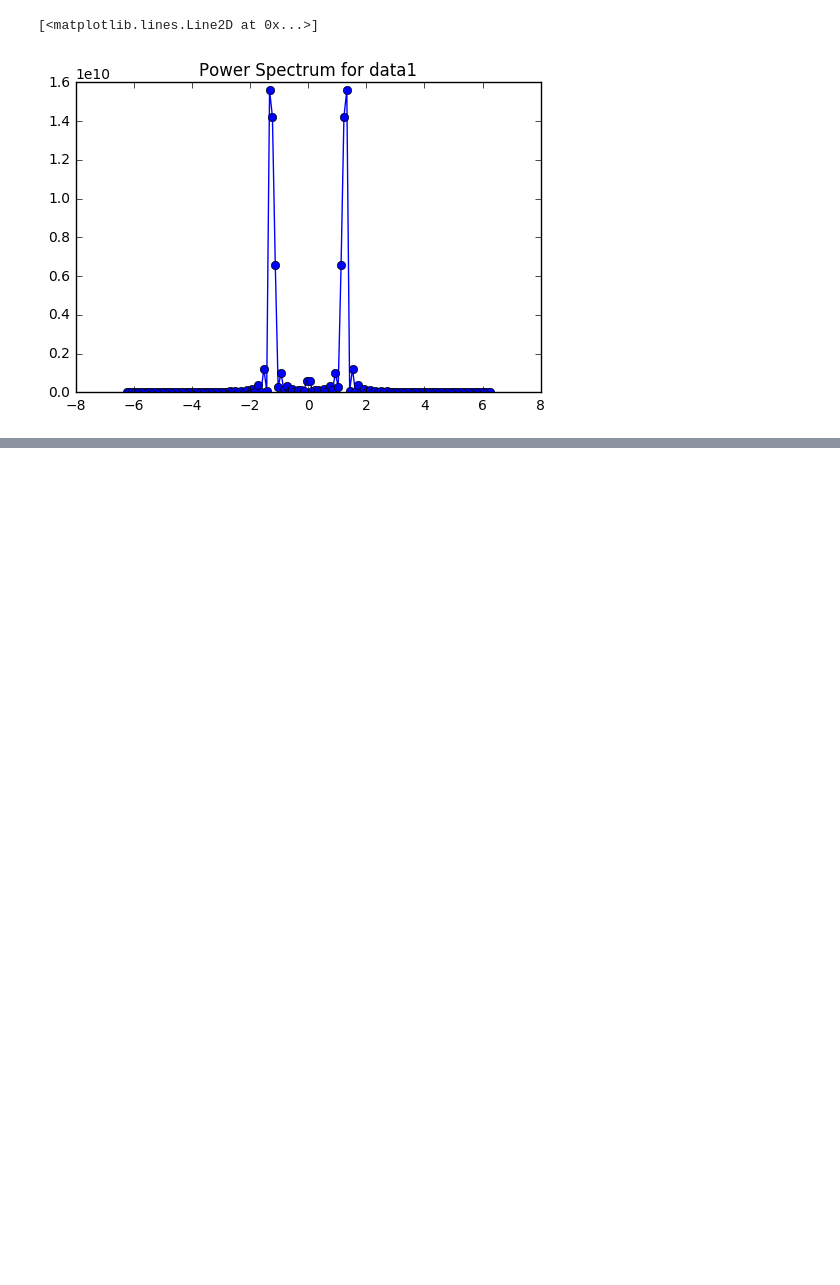
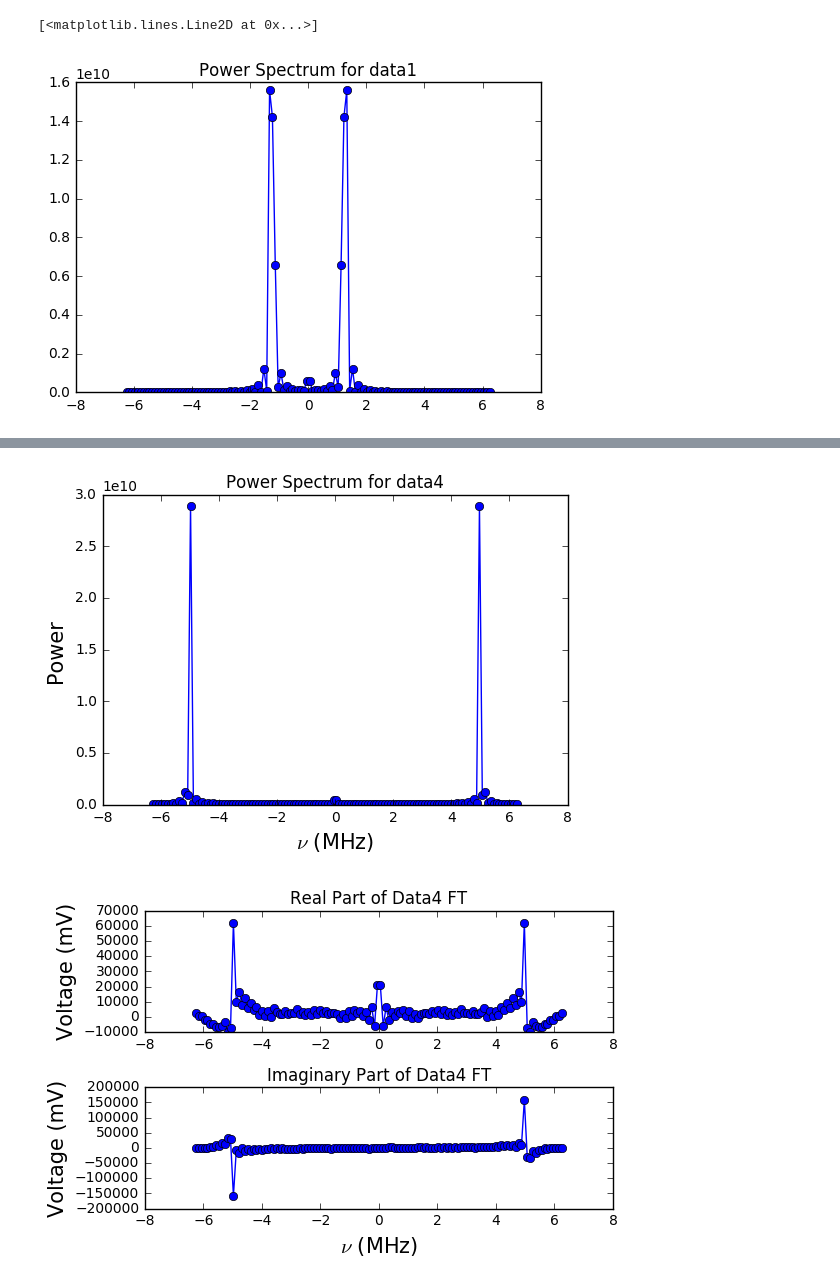
Before and after one commit to arthurm101/radiolab, a Jupyter notebook: Lab 1/Lab1_Mixer.ipynb, the cells around one changed output, grey strips where cells are left out. Drawn from its saved outputs; the diff is of its cells as text; code cells hidden in the pictures; blank space fills up the shorter version.

```diff
--- a/Lab 1/Lab1_Mixer.ipynb
+++ b/Lab 1/Lab1_Mixer.ipynb
@@ -209,0 +297,37 @@ plt.plot(fft_data1[0]/(1e6), fft_test[1], '-o')
+# %%
+firstN_data4 = data4[:N]
+fft_data4 = ugradio.dft.dft(firstN_data4, t = time_array, f = freq_arr)
+#print(fft_test)
+'''
+plt.title('Fourier Transform for Data1')
+plt.ylabel('Voltage in Frequency')
+plt.xlabel('Frequency (MHz)')
+plt.plot(fft_data1[0]/(1e6), fft_test[1], '-o')
+'''
+
+power_spec = np.abs(fft_data4[1])**2
+
+plt.figure()
+plt.title('Power Spectrum for data4')
+plt.ylabel('Power ', fontsize = 15)
+plt.xlabel(r'$\nu $ (MHz)', fontsize = 15)
+plt.plot(freq_arr/1e6, power_spec, '-o')
+
+fig = plt.figure()
+ax1 = fig.add_subplot(211)
+ax2 = fig.add_subplot(212, sharex = ax1)
+
+ax1.set_title('Real Part of Data4 FT')
+#ax1.set_xabel('Frequency (MHz)')
+ax1.set_ylabel('Voltage (mV)', fontsize = 15)
+ax1.plot(fft_data4[0]/1e6, fft_data4[1].real, '-o')
+
+ax2.set_title('Imaginary Part of Data4 FT')
+ax2.set_ylabel('Voltage (mV)', fontsize = 15)
+ax2.set_xlabel(r'$\nu$ (MHz)', fontsize = 15)
+ax2.plot(fft_data4[0]/1e6, fft_data4[1].imag, '-o')
+
+plt.tight_layout()
+# %% [output]
+[figure, added]
+[figure, added]
```
Also changed, not shown: parts of 15 cells of this notebook.
